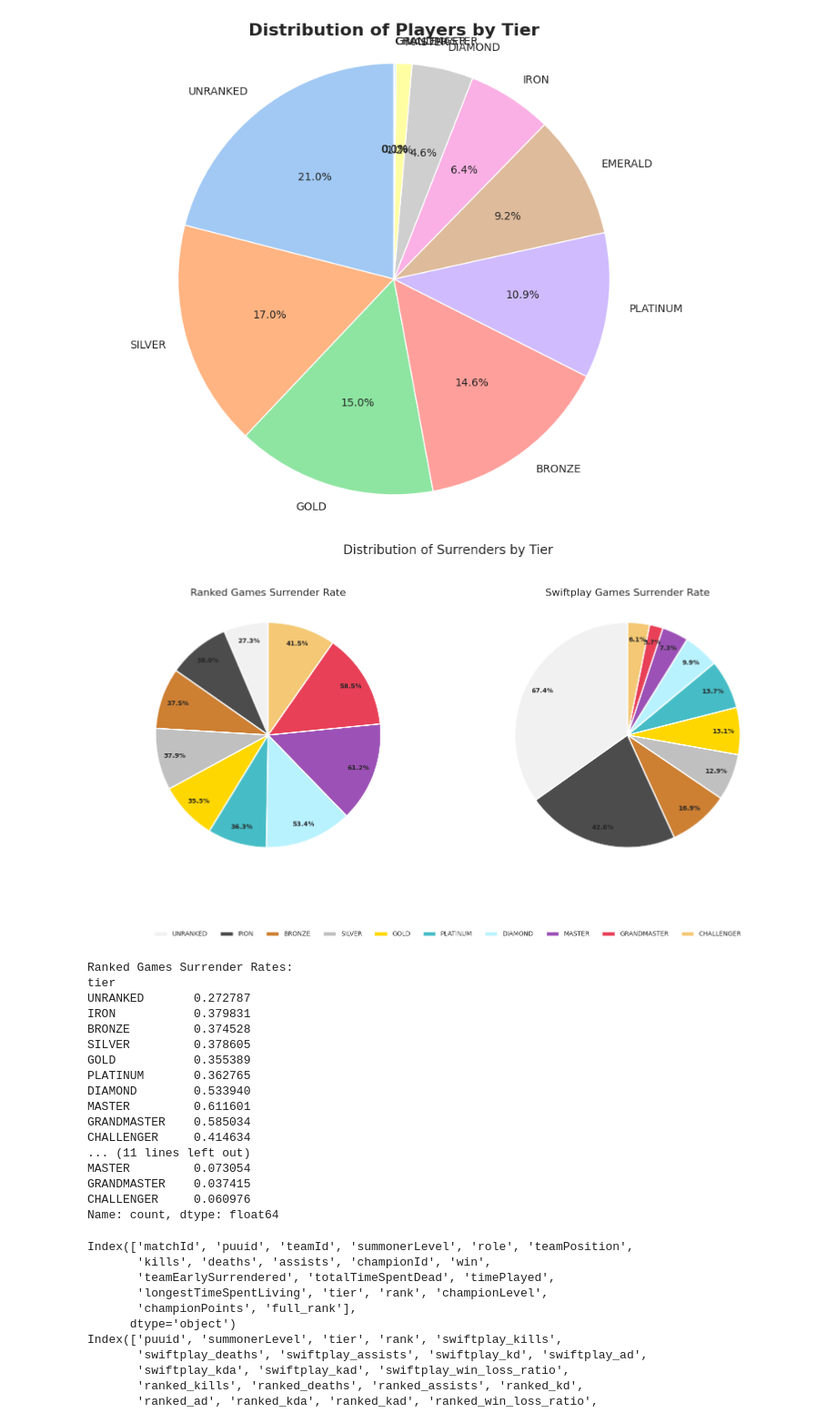
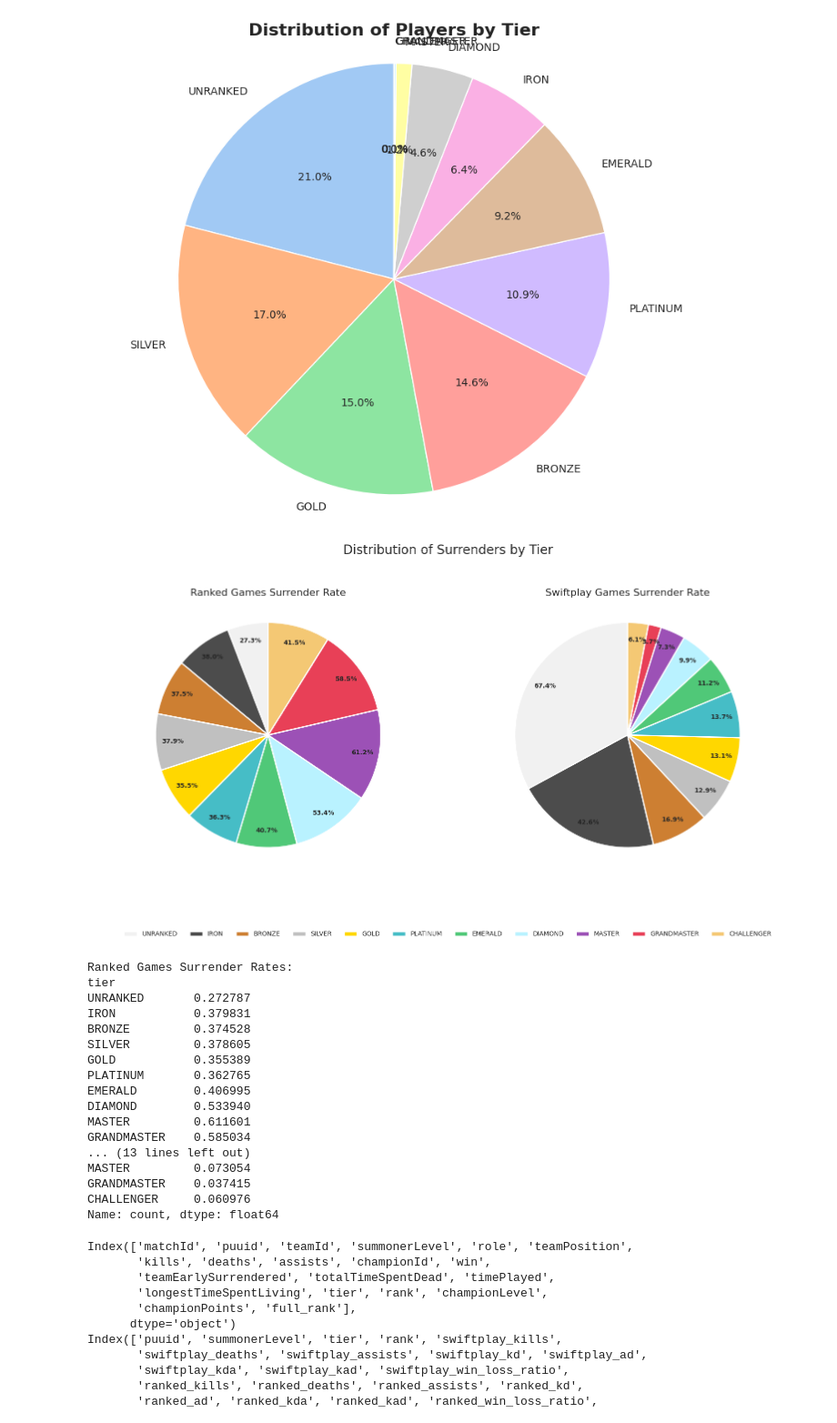
Before and after one commit to mdcUM/swiftplay-analysis, a Jupyter notebook: speed_and_duration_analysis.ipynb, the cells around one changed output. Shown at 91% size. Cells and saved outputs as stored; diff of their text form; code cells hidden in the pictures.

```diff
--- a/speed_and_duration_analysis.ipynb
+++ b/speed_and_duration_analysis.ipynb
@@ -170,7 +174,7 @@ sns.set_palette("pastel")
 ranked_tier_counts = ranked_surrendered['tier'].value_counts()
 swift_tier_counts = swift_surrendered['tier'].value_counts()
 
-tier_order = ['UNRANKED','IRON', 'BRONZE', 'SILVER', 'GOLD', 'PLATINUM', 'DIAMOND', 'MASTER', 'GRANDMASTER', 'CHALLENGER']
+tier_order = ['UNRANKED','IRON', 'BRONZE', 'SILVER', 'GOLD', 'PLATINUM', 'EMERALD', 'DIAMOND', 'MASTER', 'GRANDMASTER', 'CHALLENGER']
 ranked_tier_counts = ranked_tier_counts.reindex(tier_order).dropna()
 swift_tier_counts = swift_tier_counts.reindex(tier_order).dropna()
 tier_counts_ordered = tier_counts.reindex(tier_order).dropna()
@@ -182,12 +186,13 @@ fig, (ax1, ax2) = plt.subplots(1, 2, figsize=(16, 8))
 fig.suptitle('Distribution of Surrenders by Tier', fontsize=20, y=1.05)
 
 colors = {
-    'UNRANKED': '#f1f1f1',   # White
+    'UNRANKED': '#f1f1f1',  # White
     'IRON': '#4c4c4c',      # Dark gray
     'BRONZE': '#cd7f32',    # Bronze
     'SILVER': '#c0c0c0',    # Silver
     'GOLD': '#ffd700',      # Gold
     'PLATINUM': '#46bdc6',  # Teal
+    'EMERALD' : '#50C878',   #Emerald Green
     'DIAMOND': '#b9f2ff',   # Light blue
     'MASTER': '#9c51b6',    # Purple
     'GRANDMASTER': '#e84057', # Red
@@ -228,34 +233,34 @@ for i, p in enumerate(swift_wedges):
     ang = (p.theta2 - p.theta1)/2. + p.theta1
     x = 0.85 * np.cos(np.deg2rad(ang))
     y = 0.85 * np.sin(np.deg2rad(ang))
     ax2.text(x, y, f'{swift_proportions.iloc[i]*100:.1f}%',
              ha='center', va='center', fontweight='bold')
 
 ax2.set_title('Swift Play Games Surrender Rate', fontsize=16)
 
 patches = [plt.Rectangle((0, 0), 1, 1, fc=colors[tier]) for tier in tier_order if tier in ranked_proportions.index]
 plt.figlegend(patches,
               [tier for tier in tier_order if tier in ranked_proportions.index],
               loc='lower center',
               ncol=len(ranked_proportions),
               bbox_to_anchor=(0.5, -0.05),
               frameon=False)
 
 ax2.set_title('Swiftplay Games Surrender Rate', fontsize=16)
 
 ax1.axis('equal')
 ax2.axis('equal')
 
 plt.tight_layout()
 plt.subplots_adjust(bottom=0.15)
 plt.show()
 
 print("Ranked Games Surrender Rates:")
 print(ranked_proportions)
 print("\nSwiftplay Games Surrender Rates:")
 print(swift_proportions)
 # %% [output]
-[figure, old version]
+[figure, new version]
 Ranked Games Surrender Rates:
 tier
 UNRANKED       0.272787
@@ -264,11 +269,11 @@ BRONZE         0.374528
 SILVER         0.378605
 GOLD           0.355389
 PLATINUM       0.362765
+EMERALD        0.406995
 DIAMOND        0.533940
 MASTER         0.611601
 GRANDMASTER    0.585034
-CHALLENGER     0.414634
-... (11 lines left out)
+... (13 lines left out)
 MASTER         0.073054
 GRANDMASTER    0.037415
 CHALLENGER     0.060976
```
Also changed, not shown: parts of 1 cell of this notebook, 2 other files.
